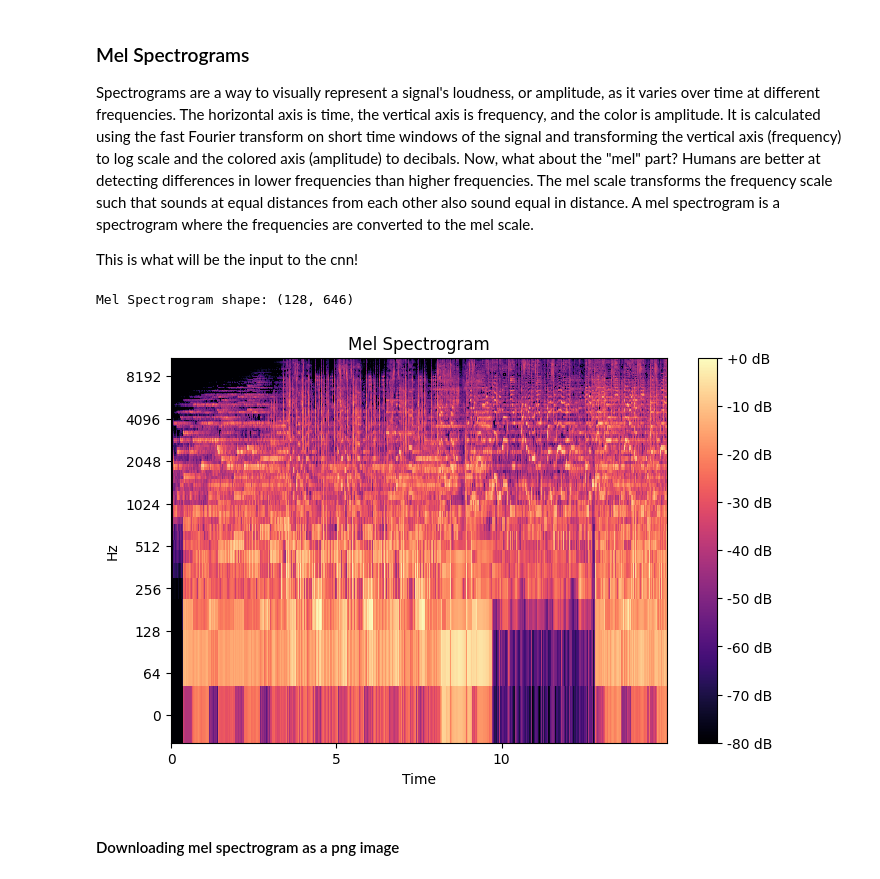
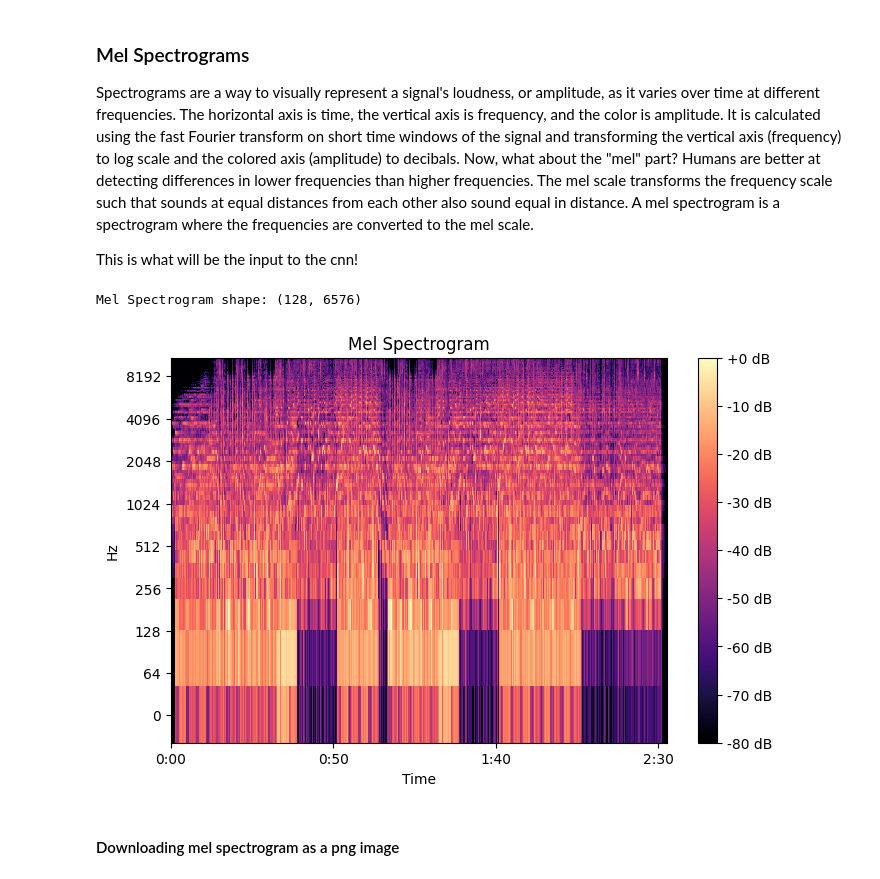
Before and after one commit to omersideman/ai-project, a Jupyter notebook: notebooks/data_processing_cnn.ipynb, the cells around one changed output. Cells and saved outputs as stored; diff of their text form; code cells hidden in the pictures.

```diff
--- a/notebooks/data_processing_cnn.ipynb
+++ b/notebooks/data_processing_cnn.ipynb
@@ -56,21 +53,11 @@ Text(0, 0.5, 'Amplitude')
 Spectrograms are a way to visually represent a signal's loudness, or amplitude, as it varies over time at different frequencies. The horizontal axis is time, the vertical axis is frequency, and the color is amplitude. It is calculated using the fast Fourier transform on short time windows of the signal and transforming the vertical axis (frequency) to log scale and the colored axis (amplitude) to decibals. Now, what about the "mel" part? Humans are better at detecting differences in lower frequencies than higher frequencies. The mel scale transforms the frequency scale such that sounds at equal distances from each other also sound equal in distance. A mel spectrogram is a spectrogram where the frequencies are converted to the mel scale.
 
 This is what will be the input to the cnn!
-# %%
-# Computing the mel spectrogram
-spect = librosa.feature.melspectrogram(y=y, sr=sr, n_fft=2048, hop_length=2048)
-spect_db = librosa.power_to_db(spect, ref=np.max)  # converting to decibals
-#
-# Plotting the spectrogram
-plt.figure(figsize=(8, 5))
-librosa.display.specshow(spect_db, sr=sr, x_axis="time", y_axis="log")
-plt.colorbar(format="%+2.0f dB")
-
-plt.title("Mel Spectrogram")
-print(f"Mel Spectrogram shape: {spect.shape}")
-# %% [output]
-Mel Spectrogram shape: (128, 646)
-[figure, removed]
+# %%
+plot_spectrogram(y, sr)
+# %% [output]
+Mel Spectrogram shape: (128, 6576)
+[figure, added]
 # %% [markdown]
 #### Downloading mel spectrogram as a png image
 # %%
```
Also changed, not shown: parts of 12 cells of this notebook, 3 other files.
